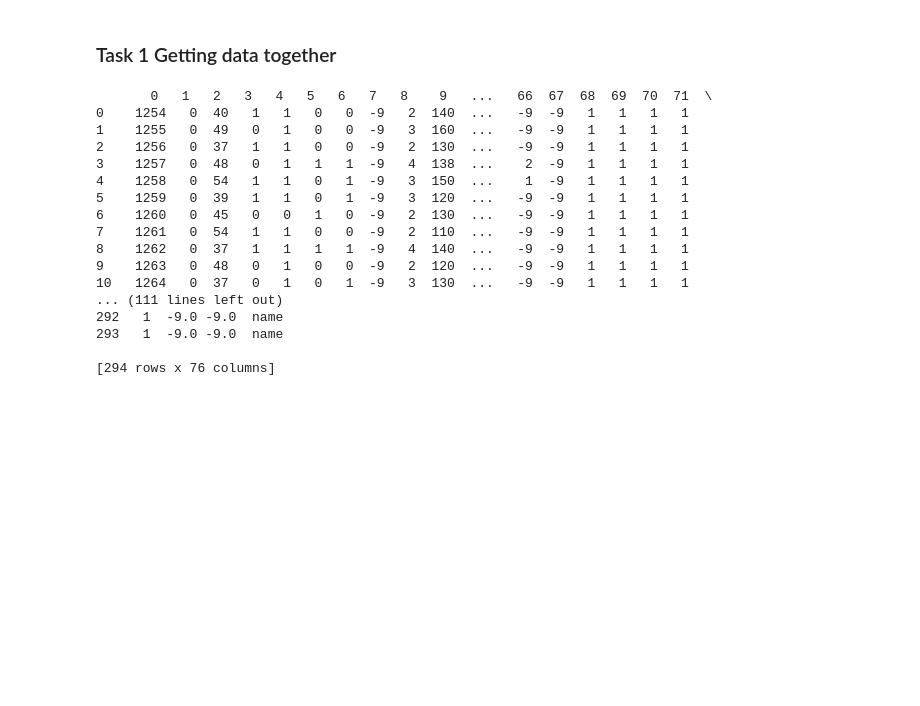
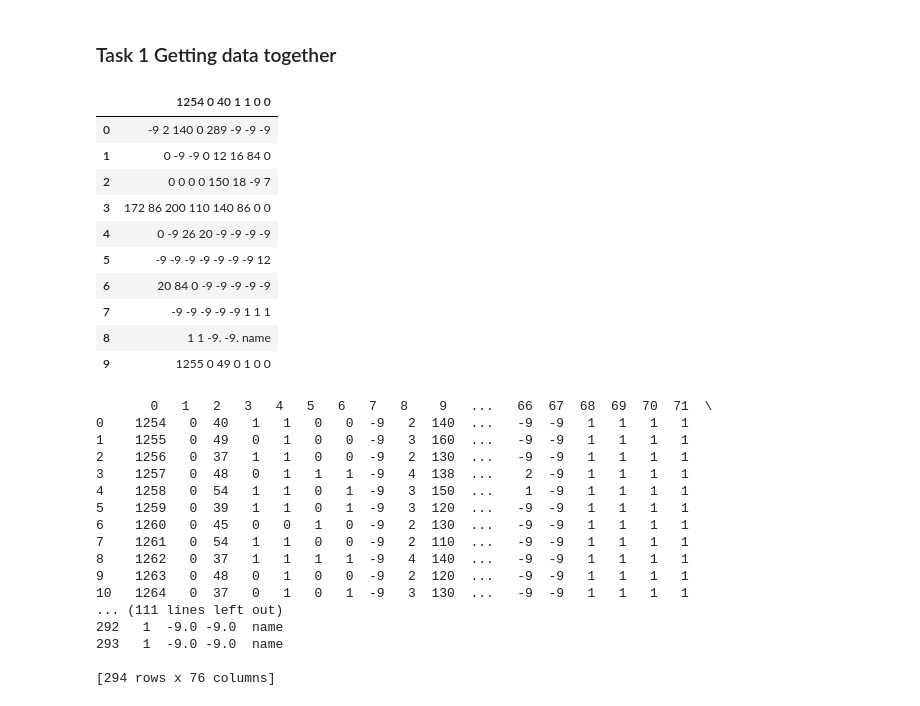
Before and after one commit to sheenstar/Springboard_Intensive, a Jupyter notebook: Capstone_project/HeartDisease_prediction.ipynb, the cells around one changed output. Saved outputs shown, nothing was run; the diff lists cells and outputs as text; code cells hidden in the pictures; blank space fills up the shorter version.

```diff
--- a/Capstone_project/HeartDisease_prediction.ipynb
+++ b/Capstone_project/HeartDisease_prediction.ipynb
@@ -12,4 +12,30 @@
    #### Task7: Test the selected model
 # %% [markdown]
 ### Task 1 Getting data together
+# %%
+import io
+import requests
+import pandas as pd
+import numpy as np
+import matplotlib
+import matplotlib.pyplot as plt
+
+%matplotlib inline
+
+url = 'https://archive.ics.uci.edu/ml/machine-learning-databases/heart-disease/hungarian.data'
+
+df = pd.read_csv(url)
+df.head(10) #This is not in the right format!
+# %% [output]
+|  | 1254 0 40 1 1 0 0 |
+| 0 | -9 2 140 0 289 -9 -9 -9 |
+| 1 | 0 -9 -9 0 12 16 84 0 |
+| 2 | 0 0 0 0 150 18 -9 7 |
+| 3 | 172 86 200 110 140 86 0 0 |
+| 4 | 0 -9 26 20 -9 -9 -9 -9 |
+| 5 | -9 -9 -9 -9 -9 -9 -9 12 |
+| 6 | 20 84 0 -9 -9 -9 -9 -9 |
+| 7 | -9 -9 -9 -9 -9 1 1 1 |
+| 8 | 1 1 -9. -9. name |
+| 9 | 1255 0 49 0 1 0 0 |
 # %%
```
Also changed, not shown: parts of 57 cells of this notebook, 1 other file.
